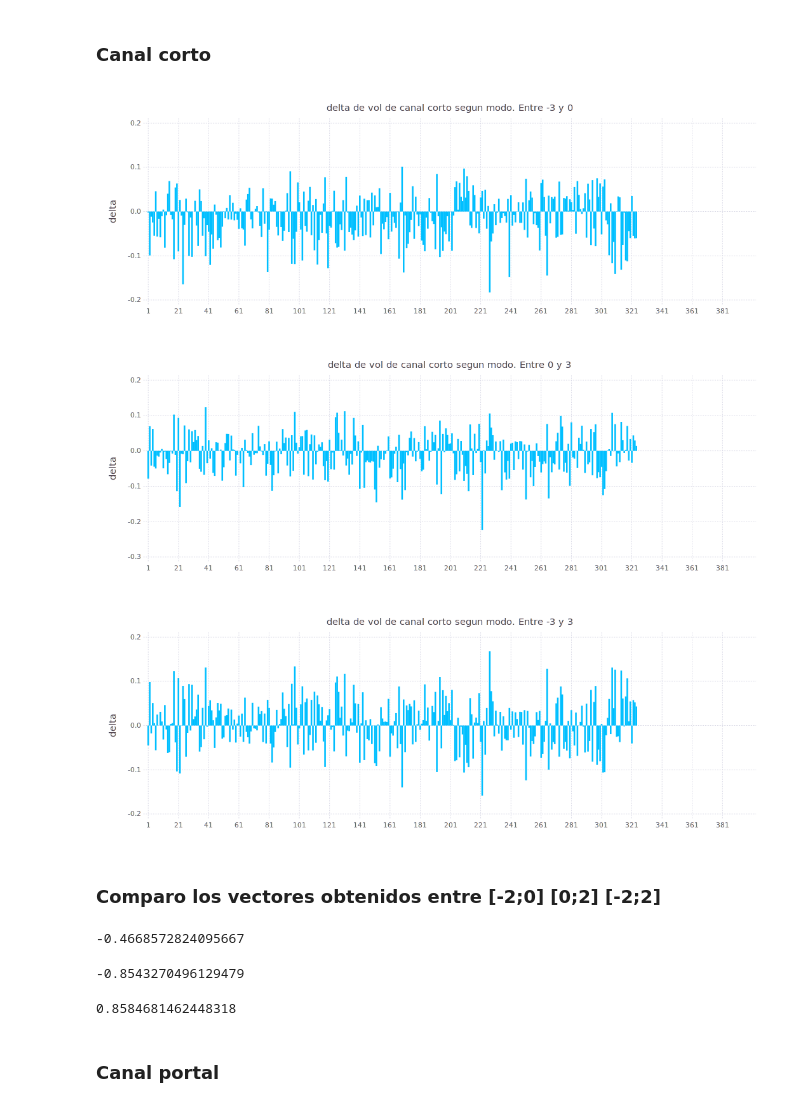
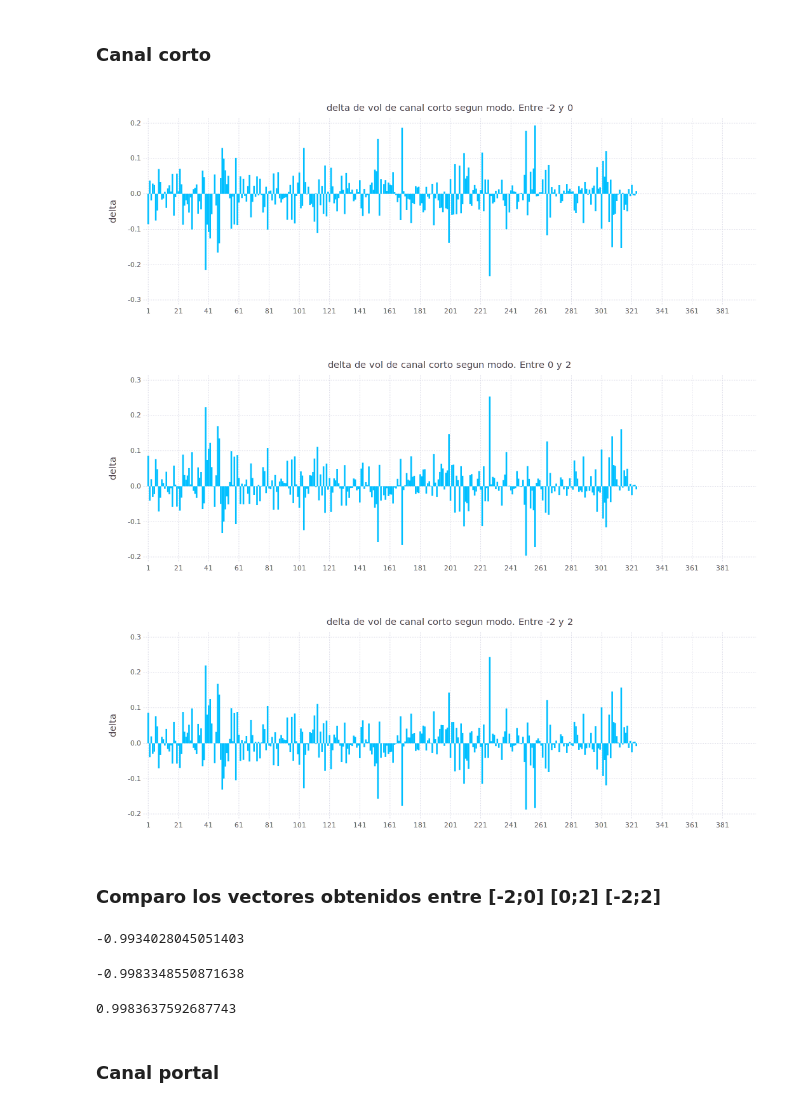
Before and after one commit to pgbarletta/hemo, a Jupyter notebook: src/2NDD_tfo.ipynb, the cells around one changed output. Saved outputs shown, nothing was run; the diff lists cells and outputs as text; code cells hidden in the pictures.

```diff
--- a/src/2NDD_tfo.ipynb
+++ b/src/2NDD_tfo.ipynb
@@ -317,51 +271,73 @@ end
+# %%
+# Los vectores tienen el (delta)volumen. Puedo elegir normalizarlos o dividirlos por el desplazamiento
+# o lo q sea. Los normalizo
+# CORTO
+gdte_ndd_corto_d2 = gdte_ndd_corto_d2 / norm(gdte_ndd_corto_d2)
+gdte_ndd_corto_d_2 = gdte_ndd_corto_d_2 / norm(gdte_ndd_corto_d_2)
+gdte_ndd_corto_dd2 = gdte_ndd_corto_dd2 / norm(gdte_ndd_corto_dd2)
+
+# PORTAL
+gdte_ndd_portal_d2 = gdte_ndd_portal_d2 / norm(gdte_ndd_portal_d2)
+gdte_ndd_portal_d_2 = gdte_ndd_portal_d_2 / norm(gdte_ndd_portal_d_2)
+gdte_ndd_portal_dd2 = gdte_ndd_portal_dd2 / norm(gdte_ndd_portal_dd2)
+
+# LARGO
+gdte_ndd_largo_d2 = gdte_ndd_largo_d2 / norm(gdte_ndd_largo_d2)
+gdte_ndd_largo_d_2 = gdte_ndd_largo_d_2 / norm(gdte_ndd_largo_d_2)
+gdte_ndd_largo_dd2 = gdte_ndd_largo_dd2 / norm(gdte_ndd_largo_dd2)
+
+# WHOLE
+gdte_ndd_whole_d2 = gdte_ndd_whole_d2 / norm(gdte_ndd_whole_d2)
+gdte_ndd_whole_d_2 = gdte_ndd_whole_d_2 / norm(gdte_ndd_whole_d_2)
+gdte_ndd_whole_dd2 = gdte_ndd_whole_dd2 / norm(gdte_ndd_whole_dd2);
 # %% [markdown]
 ## Grafico los vectores. El eje 'x' es el nro de elemento y el 'y' el valor del elemento.
 # %% [markdown]
 ### Canal corto
 # %%
-df_gdte_corto = DataFrame(delta = gdte_corto_d_2)
+df_gdte_corto = DataFrame(delta = gdte_ndd_corto_d_2)
 pdf_gdte_corto = plot(df_gdte_corto,
 y="delta",
 Geom.bar(position=:dodge),
-Guide.Title("delta de vol de canal corto segun modo. Entre -3 y 0"),
+Guide.Title("delta de vol de canal corto segun modo. Entre -2 y 0"),
 Coord.Cartesian(xmin=1, xmax=400),
 Guide.xticks(ticks = collect(1:20:400), orientation=:horizontal))
 # %% [output]
-[figure, old version]
+[figure, new version]
 # %%
-df_gdte_corto = DataFrame(delta = gdte_corto_d2)
+df_gdte_corto = DataFrame(delta = gdte_ndd_corto_d2)
 pdf_gdte_corto = plot(df_gdte_corto,
 y="delta",
 Geom.bar(position=:dodge),
-Guide.Title("delta de vol de canal corto segun modo. Entre 0 y 3"),
+Guide.Title("delta de vol de canal corto segun modo. Entre 0 y 2"),
 Coord.Cartesian(xmin=1, xmax=400),
 Guide.xticks(ticks = collect(1:20:400), orientation=:horizontal))
 # %% [output]
-[figure, old version]
+[figure, new version]
 # %%
-df_gdte_corto = DataFrame(delta = gdte_corto_dd2)
+df_gdte_corto = DataFrame(delta = gdte_ndd_corto_dd2)
 pdf_gdte_corto = plot(df_gdte_corto,
 y="delta",
 Geom.bar(position=:dodge),
-Guide.Title("delta de vol de canal corto segun modo. Entre -3 y 3"),
+Guide.Title("delta de vol de canal corto segun modo. Entre -2 y 2"),
 Coord.Cartesian(xmin=1, xmax=400),
 Guide.xticks(ticks = collect(1:20:400), orientation=:horizontal))
 # %% [output]
-[figure, old version]
+[figure, new version]
 # %% [markdown]
 ### Comparo los vectores obtenidos entre [-2;0] [0;2] [-2;2]
-# %%
-dot(gdte_corto_d2, gdte_corto_d_2)
-# %% [output]
--0.4668572824095667
-# %%
-dot(gdte_corto_dd2, gdte_corto_d_2)
-# %% [output]
--0.8543270496129479
-# %%
-dot(gdte_corto_d2, gdte_corto_dd2)
-# %% [output]
-0.8584681462448318
+# %%
+dot(gdte_ndd_corto_d_2, gdte_ndd_corto_d2)
+# %% [output]
+-0.9934028045051403
+# %%
+dot(gdte_ndd_corto_dd2, gdte_ndd_corto_d_2)
+# %% [output]
+-0.9983348550871638
+# %%
+dot(gdte_ndd_corto_d2, gdte_ndd_corto_dd2)
+# %% [output]
+0.9983637592687743
 # %% [markdown]
 ### Canal portal
 # %%
```
Also changed, not shown: parts of 58 cells of this notebook, 4 other files.
